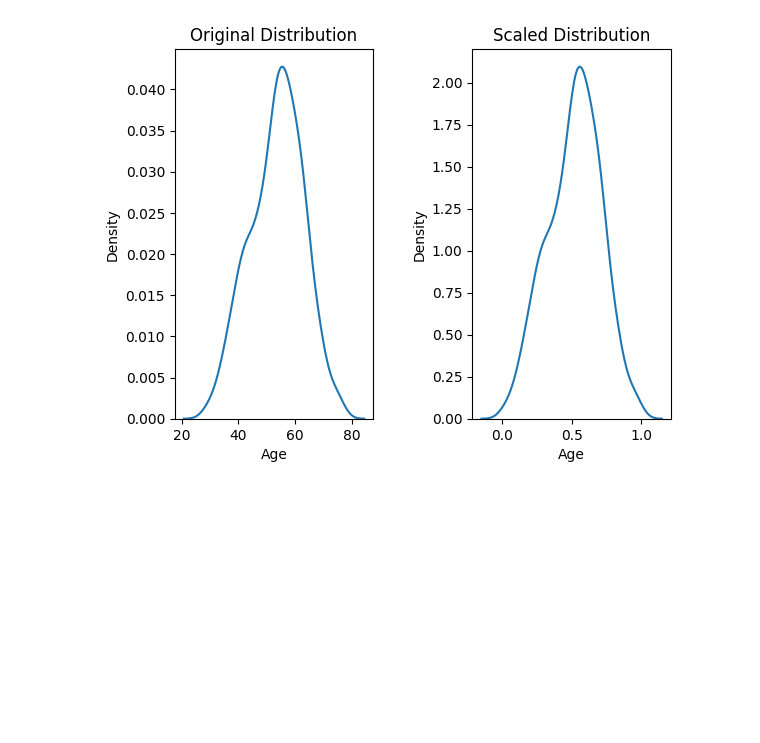
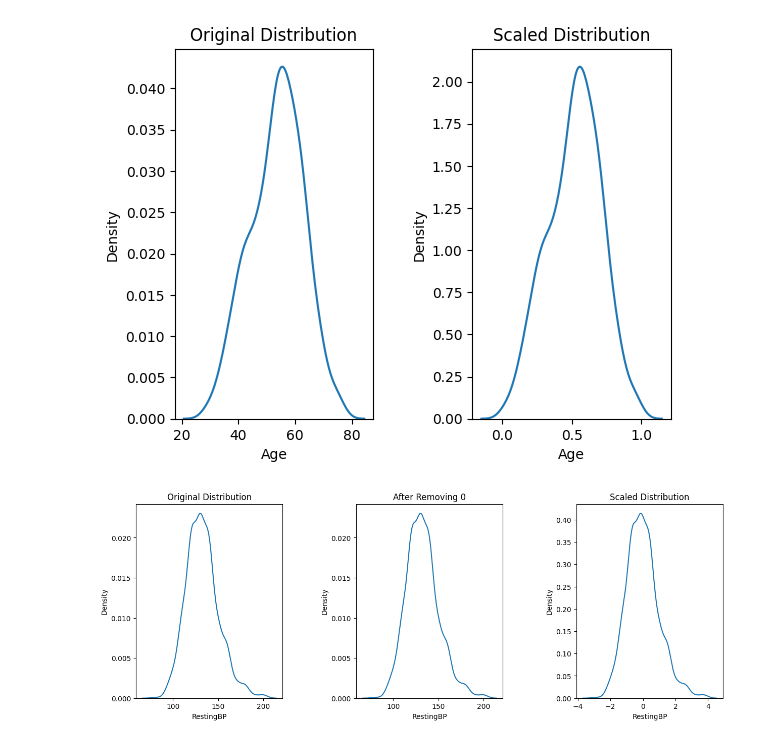
Before and after one commit to nbzuong/ML_Project, a Jupyter notebook: heart_predict.ipynb, the cells around one changed output. Drawn from its saved outputs; the diff is of its cells as text; code cells hidden in the pictures; blank space fills up the shorter version.

```diff
--- a/heart_predict.ipynb
+++ b/heart_predict.ipynb
@@ -105,3 +109,29 @@ plt.subplots_adjust(wspace=0.5)
 plt.show()
 # %% [output]
 [figure]
+# %%
+# Create subplots for original and scaled distributions
+fig, (original, after_removing_0, scaled) = plt.subplots(1, 3, figsize=(15, 5))
+
+# Plot the original distribution
+sns.kdeplot(feature['RestingBP'], label='RestingBP', ax=original)
+original.set_title('Original Distribution')
+
+# Plot the distribution after removing the record with RestingBP = 0
+sns.kdeplot(feature['RestingBP'], label='RestingBP', ax=after_removing_0)
+after_removing_0.set_title('After Removing 0')
+
+
+feature['RestingBP'] = standard_scaler.fit_transform(feature[['RestingBP']])
+
+# Plot the scaled distribution of the 'RestingBP' feature
+sns.kdeplot(feature['RestingBP'], label='RestingBP', ax=scaled)
+scaled.set_title('Scaled Distribution')
+
+# Adjust the spacing between subplots
+plt.subplots_adjust(wspace=0.5)
+
+# Display the plots
+plt.show()
+# %% [output]
+[figure, added]
```
Also changed, not shown: parts of 12 cells of this notebook.
